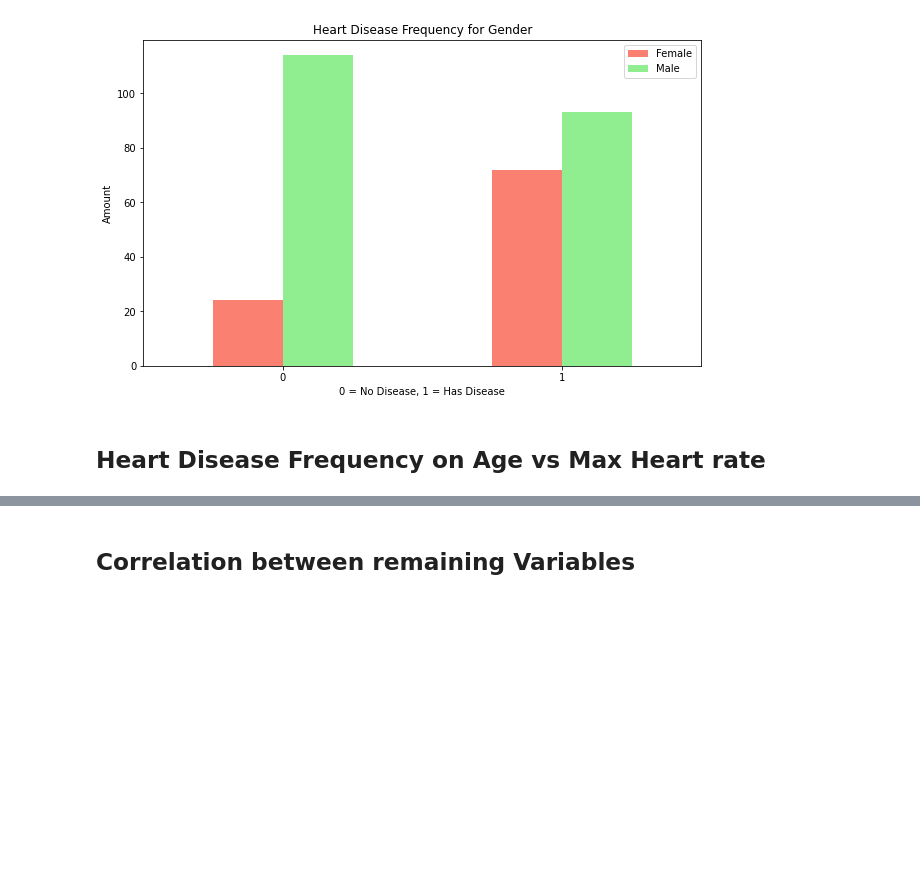
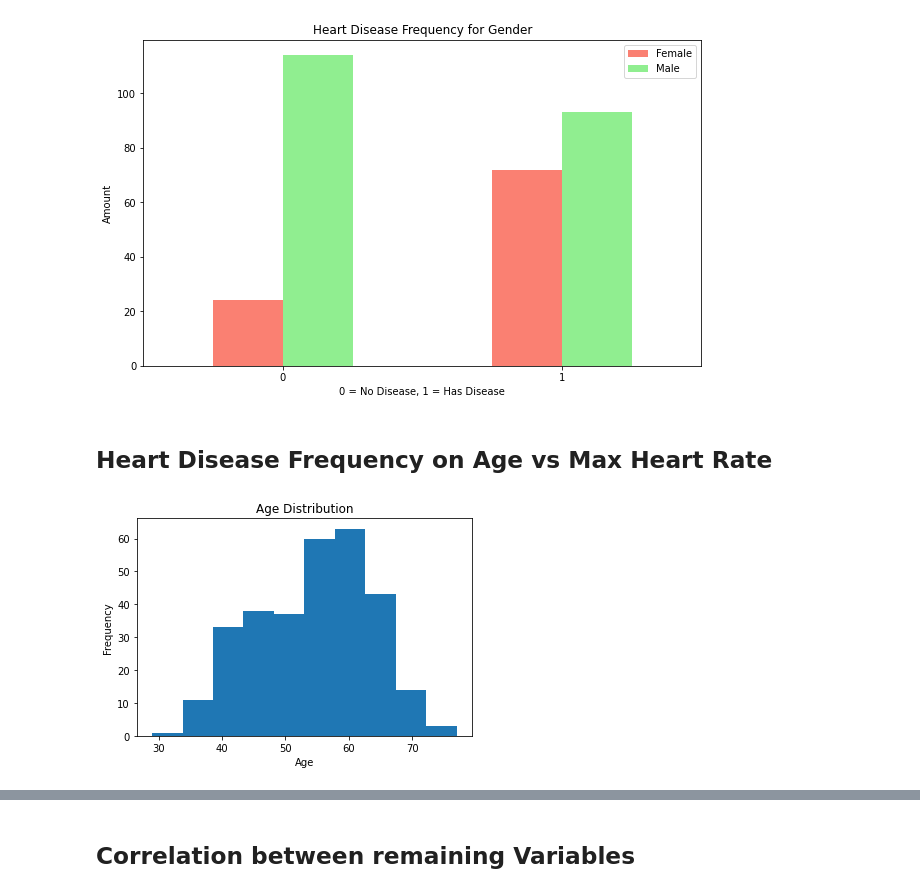
Before and after one commit to VirajShah30/Heart-Disease-Detection-using-Machine-Learning, a Jupyter notebook: Heart_Disease_Detection.ipynb, the cells around one changed output, grey strips where cells are left out. Drawn from its saved outputs; the diff is of its cells as text; code cells hidden in the pictures; blank space fills up the shorter version.

Commit message:
Updated Section - Heart Disease Frequency on Age vs Max Heart Rate
- Added age distribution histogram.
- Added scatter plot to correlate heart disease with max heart rate.

```diff
--- a/Heart_Disease_Detection.ipynb
+++ b/Heart_Disease_Detection.ipynb
@@ -123,4 +123,10 @@ plt.xticks(rotation=0);
 # %% [output]
 [figure]
 # %% [markdown]
-## **Heart Disease Frequency on Age vs Max Heart rate**
+## **Heart Disease Frequency on Age vs Max Heart Rate**
+# %%
+df.age.plot.hist()
+plt.title("Age Distribution")
+plt.xlabel("Age");
+# %% [output]
+[figure, added]
```
Also changed, not shown: parts of 1 cell of this notebook.
